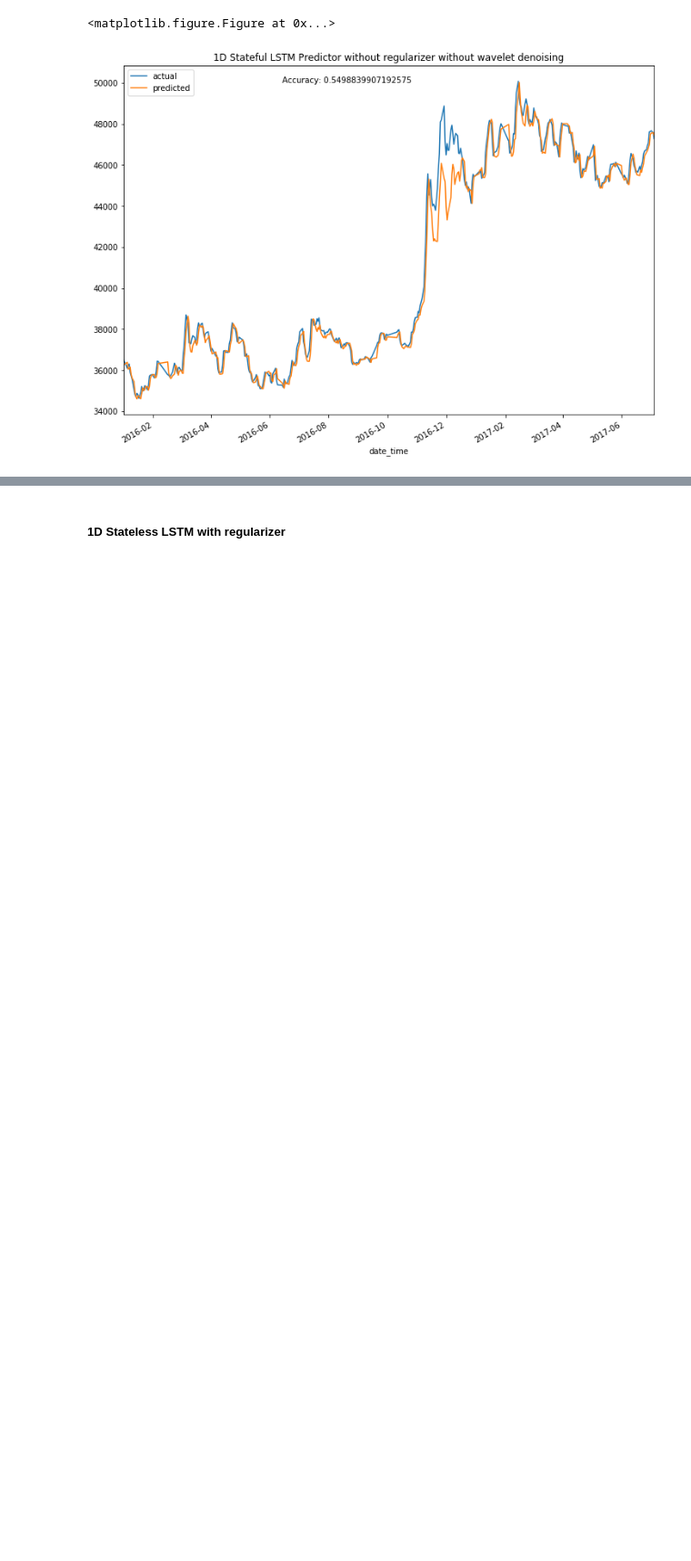
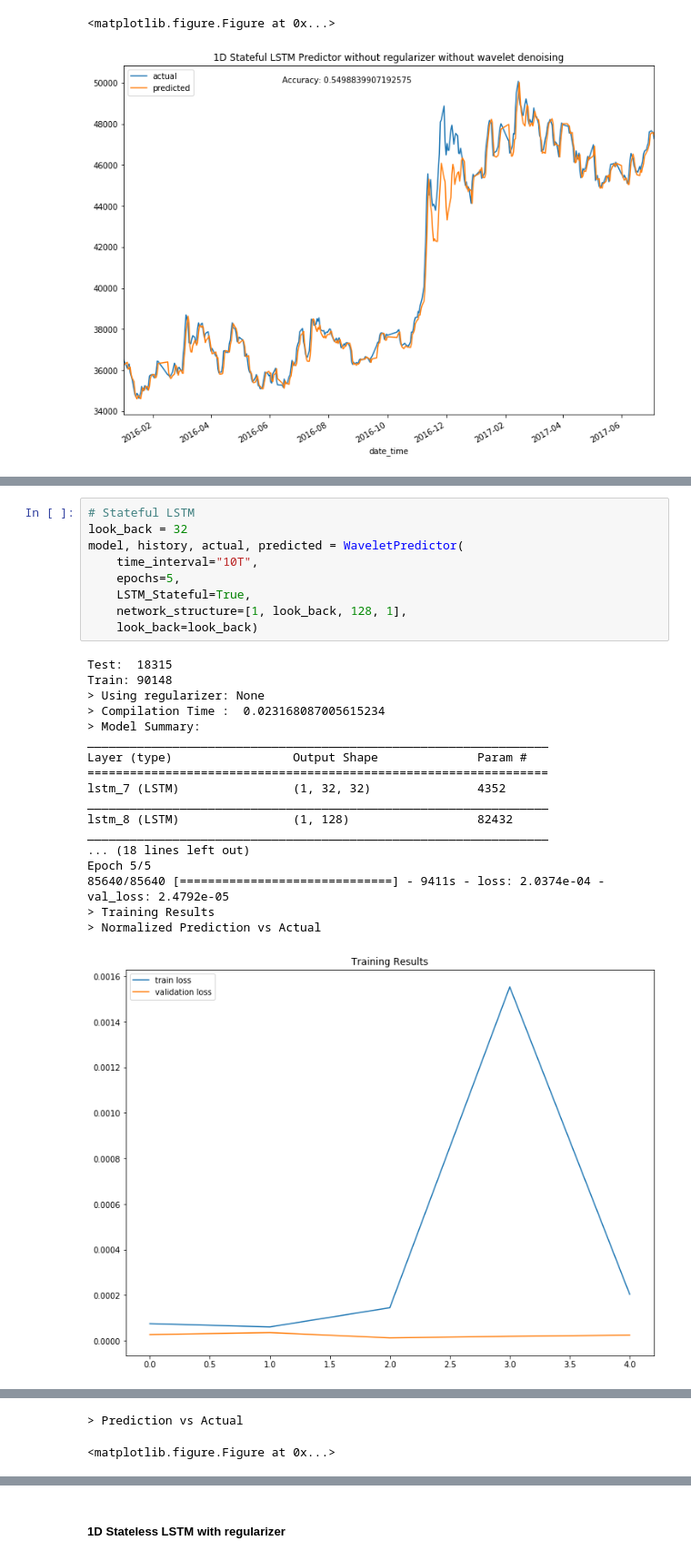
Before and after one commit to chinux23/NeuralNetworkAsTradingStrategy, a Jupyter notebook: Stateful Multi-Interval Wavelet Predictor.ipynb, the cells around one changed output, grey strips where cells are left out. Shown at 91% size. Drawn from its saved outputs; the diff is of its cells as text; blank space fills up the shorter version.

```diff
--- a/Stateful Multi-Interval Wavelet Predictor.ipynb
+++ b/Stateful Multi-Interval Wavelet Predictor.ipynb
@@ -410,0 +439,28 @@ Epoch 20/20
+# %%
+# Stateful LSTM
+look_back = 32
+model, history, actual, predicted = WaveletPredictor(
+    time_interval="10T",
+    epochs=5,
+    LSTM_Stateful=True,
+    network_structure=[1, look_back, 128, 1],
+    look_back=look_back)
+# %% [output]
+Test:  18315
+Train: 90148
+> Using regularizer: None
+> Compilation Time :  0.023168087005615234
+> Model Summary:
+_________________________________________________________________
+Layer (type)                 Output Shape              Param #
+=================================================================
+lstm_7 (LSTM)                (1, 32, 32)               4352
+_________________________________________________________________
+lstm_8 (LSTM)                (1, 128)                  82432
+_________________________________________________________________
+... (18 lines left out)
+Epoch 5/5
+85640/85640 [==============================] - 9411s - loss: 2.0374e-04 - val_loss: 2.4792e-05
+> Training Results
+> Normalized Prediction vs Actual
+[figure, added]
@@ -410,0 +468,2 @@ Epoch 20/20
+> Prediction vs Actual
+<matplotlib.figure.Figure at 0x...>
```
Also changed, not shown: parts of 4 cells of this notebook.
